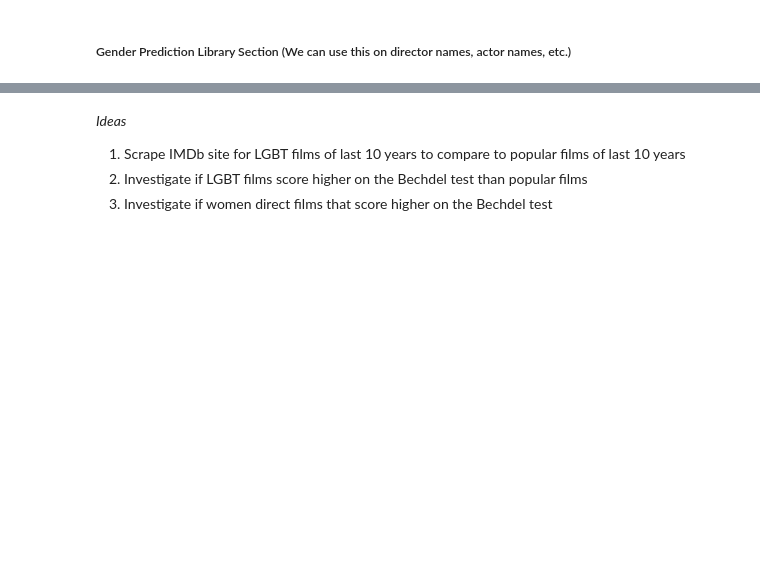
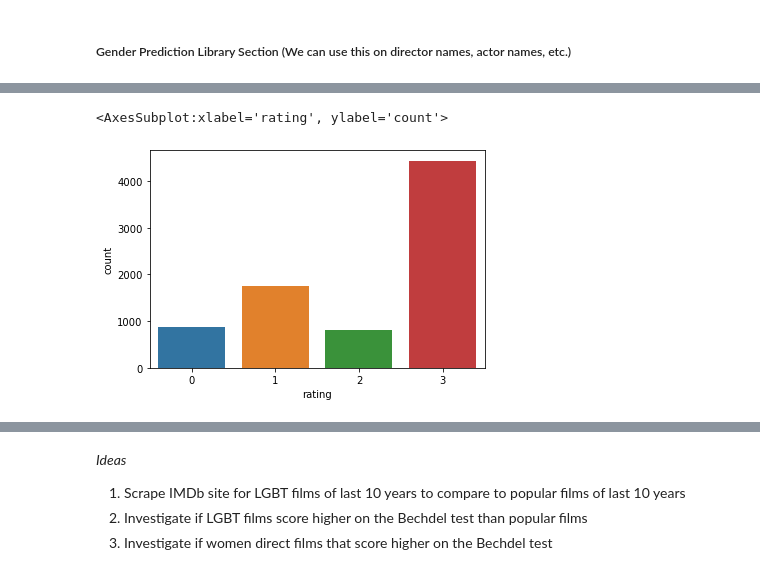
Before and after one commit to nadineisabel/ceu_coding3-final_project, a Jupyter notebook: final_project_v1.ipynb, the cells around one changed output, grey strips where cells are left out. Saved outputs shown, nothing was run; the diff lists cells and outputs as text; code cells hidden in the pictures; blank space fills up the shorter version.

```diff
--- a/final_project_v1.ipynb
+++ b/final_project_v1.ipynb
@@ -112,0 +95,3 @@ print(csv_ggplot2movies_df)
+# %%
+list_of_imdb_ids = [e for e in bechdel_films_ifgay['imdbid'].to_list() if e not in list(resp_json_dict.keys()) ]
+len(list_of_imdb_ids)
@@ -112,0 +100,22 @@ print(csv_ggplot2movies_df)
+# %%
+for imdb_id in list_of_imdb_ids:
+    try:
+        url = 'http://www.omdbapi.com/?i=tt' + imdb_id + '&apikey=' + API_keys[0]
+        resp = requests.get(url)
+        resp_json = json.loads(resp.text)
+
+        #if we happen to run into API limit (1.000 calls per day) and the error is because of the limit,
+        # this chunk overwrites the API_keys list, drops the first key we are using until no limit issue
+        while (resp_json['Response'] == 'False' and resp_json['Error'] == 'Request limit reached!'):
+            API_keys = API_keys[1:]
+            url = 'http://www.omdbapi.com/?i=tt' + imdb_id + '&apikey=' + str(API_keys[0])
+            resp = requests.get(url)
+            resp_json = json.loads(resp.text)
+        #save the json response into our dictionary
+        resp_json_dict[imdb_id] = resp_json
+
+    #if we encounter any type of errors, let's just print it, so the code running for hours doesn't get interrupted.
+    #we can return to the missing IMDb Id's later if feeling so
+    except Exception as e:
+        print("For IMDb Id: " + str(imdb_id))
+        print(e)
@@ -137,0 +227,5 @@ dfLatest.head()
+# %%
+imdb_api_df = pd.DataFrame.from_dict(resp_json_dict, orient='index')
+imdb_api_df.index.names = ['imdb_id']
+imdb_api_df.reset_index(inplace=True)
+print(imdb_api_df)
@@ -137,0 +250,7 @@ dfLatest.head()
+# %%
+final_df = pd.merge(bechdel_api_all_movies_df, imdb_api_df,
+                     how = 'inner',
+                     left_on = 'imdbid',
+                     right_on = 'imdb_id')
+for col in final_df.columns:
+    print(col)
@@ -137,0 +275,6 @@ dfLatest.head()
+# %%
+import seaborn as sns
+sns.countplot(x='rating',data = final_df)
+# %% [output]
+<AxesSubplot:xlabel='rating', ylabel='count'>
+[figure, added]
```
Also changed, not shown: parts of 23 cells of this notebook.
